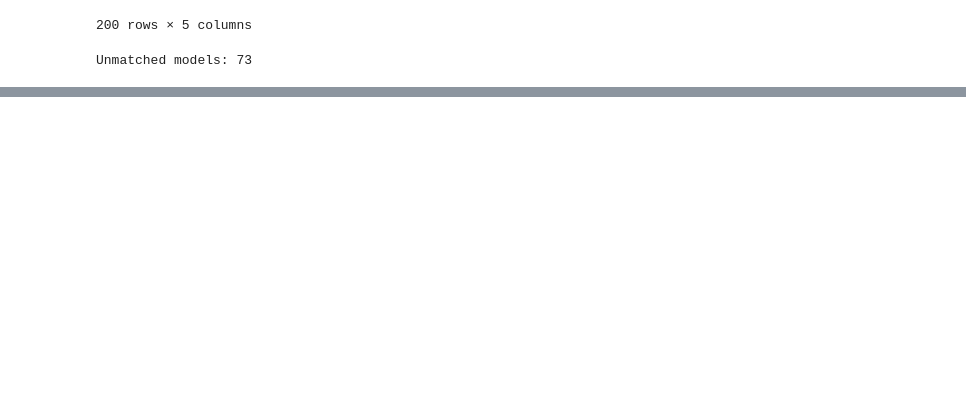
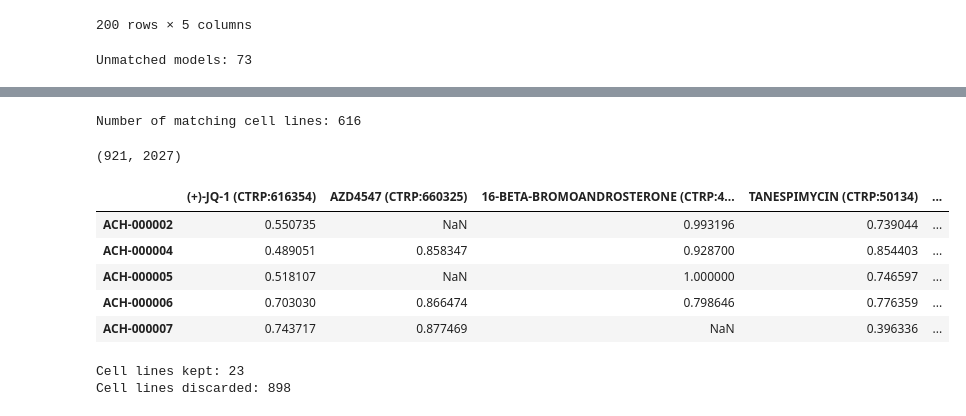
Before and after one commit to zuhany/cell_lines_pv_26, a Jupyter notebook: notebooks/glioma.ipynb, the cells around one changed output, grey strips where cells are left out. Saved outputs shown, nothing was run; the diff lists cells and outputs as text; code cells hidden in the pictures; blank space fills up the shorter version.

```diff
--- a/notebooks/glioma.ipynb
+++ b/notebooks/glioma.ipynb
@@ -255,0 +375,41 @@ Name: count, dtype: int64
+# %%
+matching_columns = ctrp.index.intersection(
+    depmap.index
+)
+
+print("Number of matching cell lines:", len(matching_columns))
+# %% [output]
+Number of matching cell lines: 616
+# %%
+ccle_sens = pd.concat(
+    [ctrp, depmap],
+    axis=1,
+    join="outer"
+)
+
+ccle_sens.shape
+# %% [output]
+(921, 2027)
+# %%
+ccle_sens.iloc[:5, :5]
+# %% [output]
+|  | (+)-JQ-1 (CTRP:616354) | AZD4547 (CTRP:660325) | 16-BETA-BROMOANDROSTERONE (CTRP:4... | TANESPIMYCIN (CTRP:50134) | ... |
+| ACH-000002 | 0.550735 | NaN | 0.993196 | 0.739044 | ... |
+| ACH-000004 | 0.489051 | 0.858347 | 0.928700 | 0.854403 | ... |
+| ACH-000005 | 0.518107 | NaN | 1.000000 | 0.746597 | ... |
+| ACH-000006 | 0.703030 | 0.866474 | 0.798646 | 0.776359 | ... |
+| ACH-000007 | 0.743717 | 0.877469 | NaN | 0.396336 | ... |
+# %%
+# Keep only ccle_sens rows whose ModelID index occurs in ccle_exp
+matching_mask = ccle_sens.index.isin(ccle_brain_exp.index)
+
+rows_kept = matching_mask.sum()
+rows_discarded = (~matching_mask).sum()
+
+ccle_sens = ccle_sens.loc[matching_mask].copy()
+
+print("Cell lines kept:", rows_kept)
+print("Cell lines discarded:", rows_discarded)
+# %% [output]
+Cell lines kept: 23
+Cell lines discarded: 898
```
Also changed, not shown: parts of 24 cells of this notebook.
